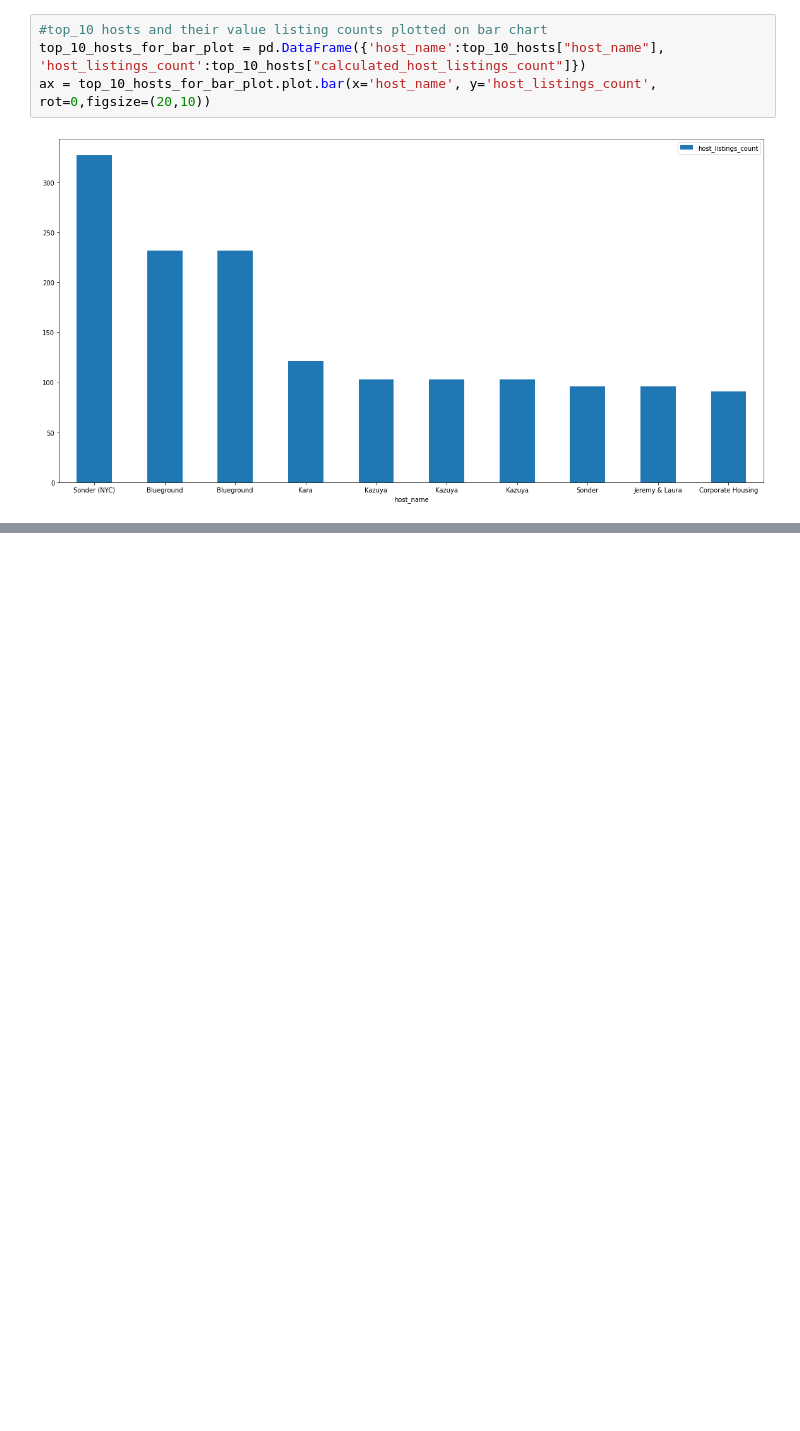
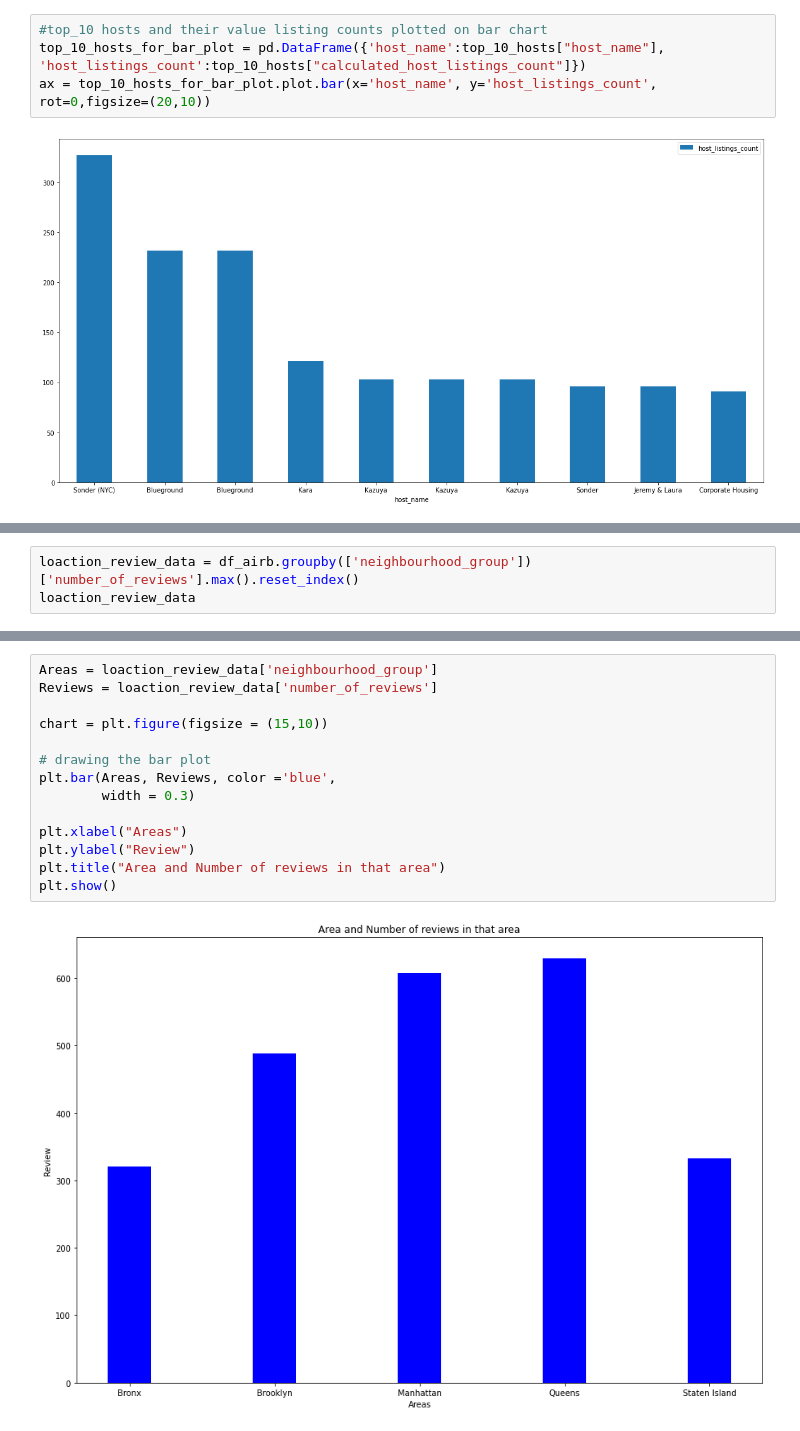
Before and after one commit to sugandhsec/AIRBNB-Analysis, a Jupyter notebook: Copy_of_Airbnb_Bookings_Analysis_Capstone_Project.ipynb, the cells around one changed output, grey strips where cells are left out. Drawn from its saved outputs; the diff is of its cells as text; blank space fills up the shorter version.

```diff
--- a/Copy_of_Airbnb_Bookings_Analysis_Capstone_Project.ipynb
+++ b/Copy_of_Airbnb_Bookings_Analysis_Capstone_Project.ipynb
@@ -182,0 +183,3 @@ ax = top_10_hosts_for_bar_plot.plot.bar(x='host_name', y='host_listings_count',
+# %%
+loaction_review_data = df_airb.groupby(['neighbourhood_group'])['number_of_reviews'].max().reset_index()
+loaction_review_data
@@ -182,0 +193,16 @@ ax = top_10_hosts_for_bar_plot.plot.bar(x='host_name', y='host_listings_count',
+# %%
+Areas = loaction_review_data['neighbourhood_group']
+Reviews = loaction_review_data['number_of_reviews']
+
+chart = plt.figure(figsize = (15,10))
+
+# drawing the bar plot
+plt.bar(Areas, Reviews, color ='blue',
+        width = 0.3)
+
+plt.xlabel("Areas")
+plt.ylabel("Review")
+plt.title("Area and Number of reviews in that area")
+plt.show()
+# %% [output]
+[figure, added]
```
Also changed, not shown: parts of 7 cells of this notebook.
